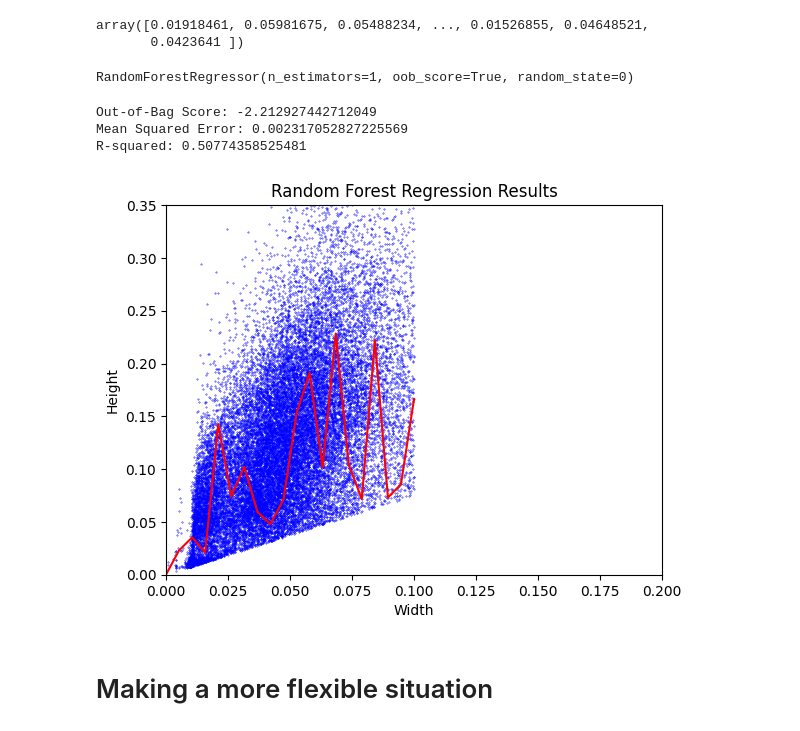
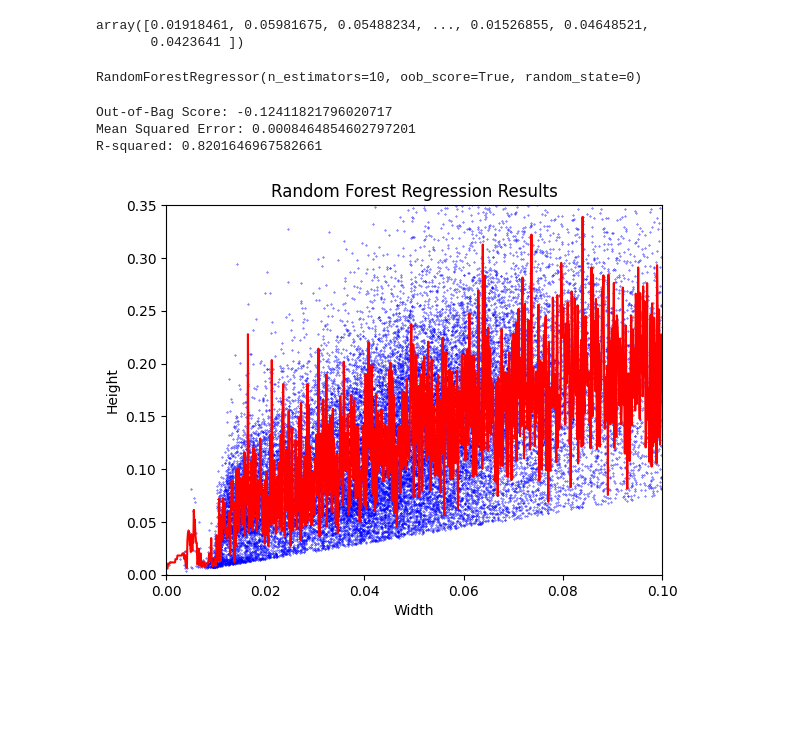
Before and after one commit to evrydayorsted/pedestal, a Jupyter notebook: ml.ipynb, the cells around one changed output. Cells and saved outputs as stored; diff of their text form; code cells hidden in the pictures; blank space fills up the shorter version.

```diff
--- a/ml.ipynb
+++ b/ml.ipynb
@@ -85,12 +78,12 @@ from sklearn.preprocessing import LabelEncoder
 # print(x[0])
 
 # Fitting Random Forest Regression to the dataset
-regressor = RandomForestRegressor(n_estimators=1, random_state=0, oob_score=True)
+regressor = RandomForestRegressor(n_estimators=10, random_state=0, oob_score=True)
 
 # Fit the regressor with x and y data
 regressor.fit(XparamWidth, yparamHeight)
 # %% [output]
-RandomForestRegressor(n_estimators=1, oob_score=True, random_state=0)
+RandomForestRegressor(n_estimators=10, oob_score=True, random_state=0)
 # %%
 # Evaluating the model
 from sklearn.metrics import mean_squared_error, r2_score
@@ -109,34 +102,32 @@ print(f'Mean Squared Error: {mse}')
 r2 = r2_score(yparamHeight, predictions)
 print(f'R-squared: {r2}')
 # %% [output]
-Out-of-Bag Score: -2.212927442712049
-Mean Squared Error: 0.002317052827225569
-R-squared: 0.50774358525481
+Out-of-Bag Score: -0.12411821796020717
+Mean Squared Error: 0.0008464854602797201
+R-squared: 0.8201646967582661
 # %%
 import numpy as np
 #X_grid = np.arange(min(X),max(X),0.01)
-X_grid = np.linspace(0, 0.1, 20)
+X_grid = np.linspace(0, 0.1, 1000)
 X_grid = X_grid.reshape(len(X_grid),1)
 colors = ['red', 'orange', 'yellow', 'green', 'blue', 'indigo', 'violet', 'black', 'grey', 'white']
 plt.scatter(df['Width'], df['Height'], color='blue', s=0.1) #plotting real points
 # for i in range(50):
 #     elong = np.ones(len(X_grid), dtype=float)*2
 #     elong =elong.reshape(len(X_grid), 1)
 #     delta = np.ones(len(X_grid), dtype=float)*(0.33+0.02*i)
 #     delta =delta.reshape(len(X_grid), 1)
 #     altogether = np.concatenate((X_grid, elong, delta), axis = 1)
 #     plt.plot(X_grid, regressor.predict(altogether),color=(0.5+0.01*i, 0, 0)) #plotting for predict points
 
 plt.plot(X_grid, regressor.predict(X_grid),color=(1, 0, 0)) #plotting for predict points
 
-plt.xlim(0, .2)
+plt.xlim(0, .1)
 plt.ylim(0, .35)
 plt.title("Random Forest Regression Results")
 plt.xlabel('Width')
 plt.ylabel('Height')
 plt.show()
 # %% [output]
-[figure, old version]
+[figure, new version]
-# %% [markdown]
-# Making a more flexible situation
 # %%
```
Also changed, not shown: parts of 11 cells of this notebook, 10 other files.
